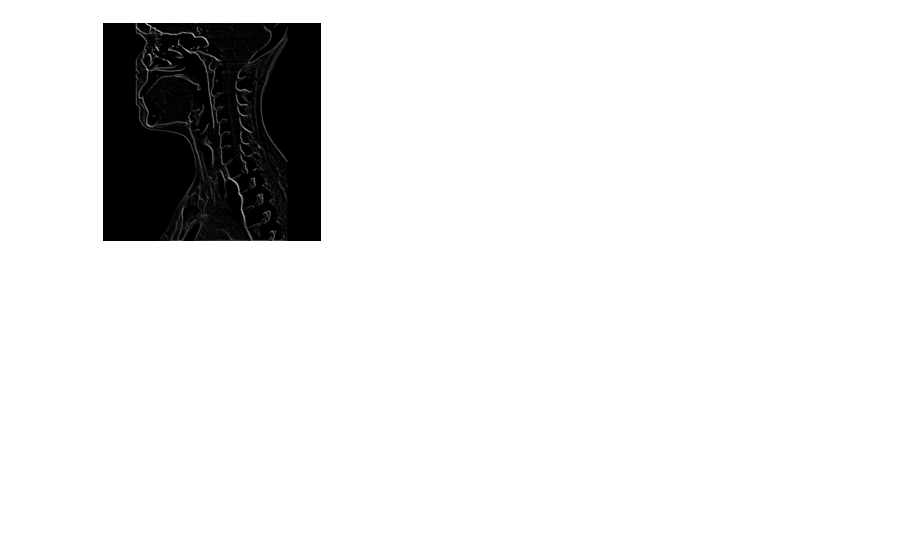
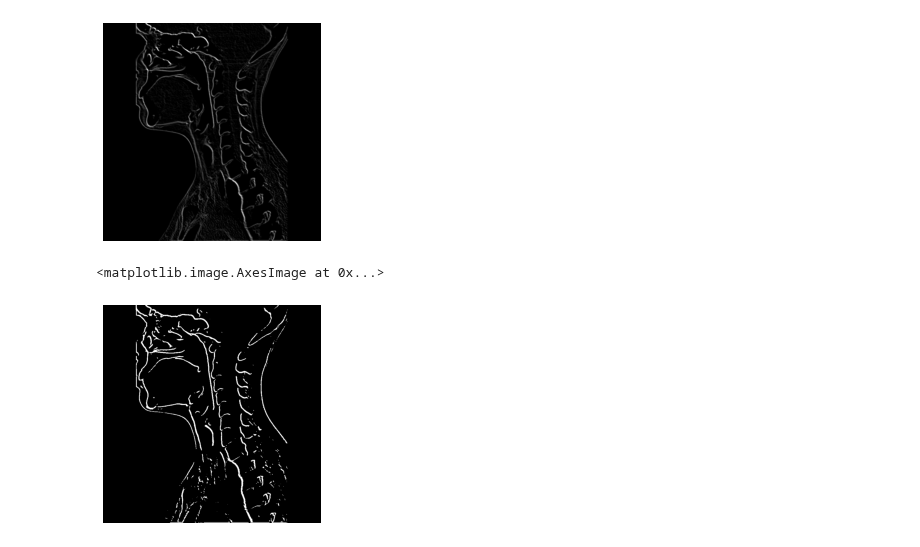
Before and after one commit to zahrasalarian/Digital-Image-Processing-for-Medical-Applications, a Jupyter notebook: HW6/pt-3.ipynb, the cells around one changed output. Cells and saved outputs as stored; diff of their text form; code cells hidden in the pictures; blank space fills up the shorter version.

Commit message:
Applies thresholding on prewitt grad.

```diff
--- a/HW6/pt-3.ipynb
+++ b/HW6/pt-3.ipynb
@@ -78,3 +78,12 @@ plt.imshow(prewitt_grad, cmap='gray', vmin=th_sobel_img.min(), vmax=th_sobel_img
 # %% [output]
 <matplotlib.image.AxesImage at 0x...>
 [figure]
+# %%
+### Thresholding
+ret, th_prewitt_img = cv2.threshold(prewitt_grad, 50, 255, cv2.THRESH_BINARY)
+## disable x & y axis
+plt.axis('off')
+plt.imshow(th_prewitt_img, cmap='gray', vmin=th_prewitt_img.min(), vmax=th_prewitt_img.max())
+# %% [output]
+<matplotlib.image.AxesImage at 0x...>
+[figure, added]
```
